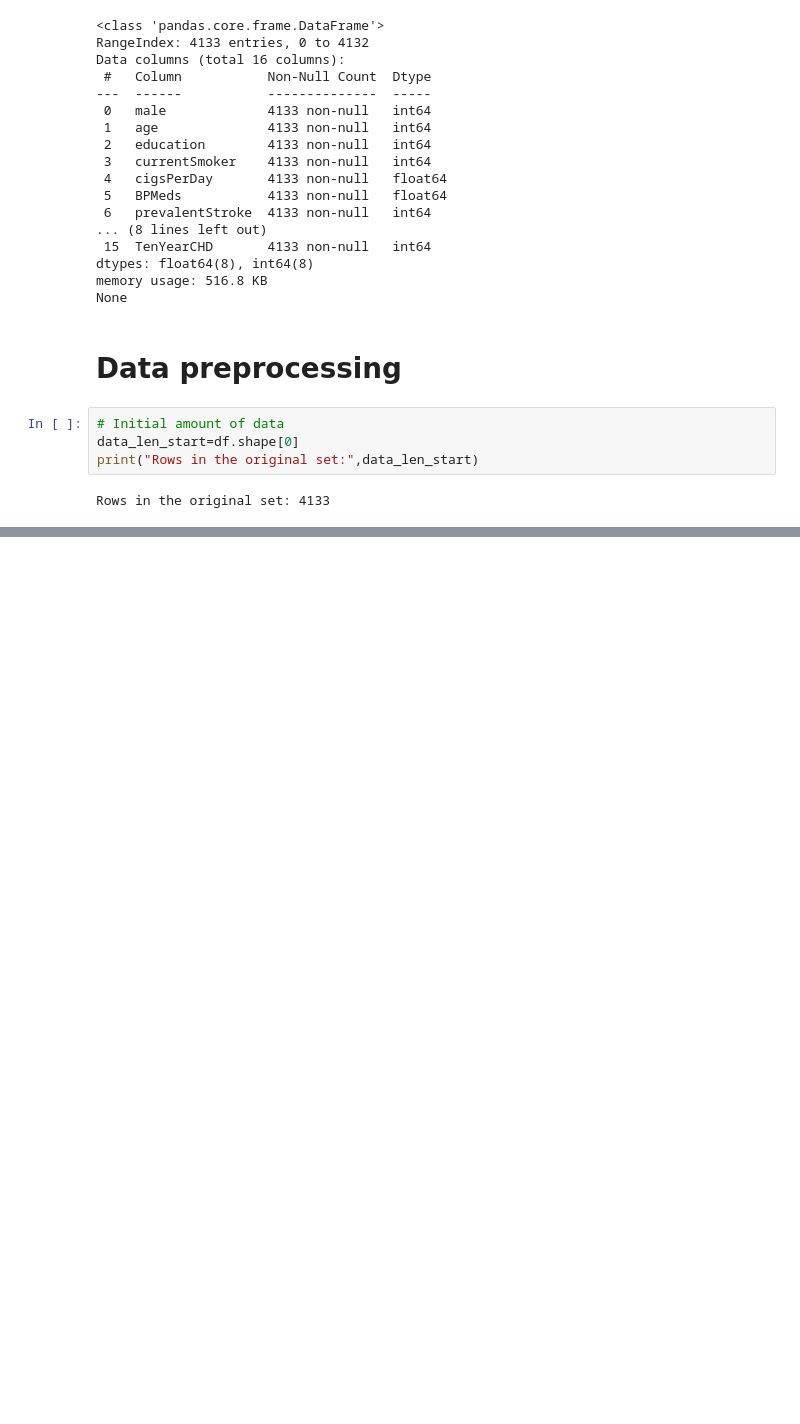
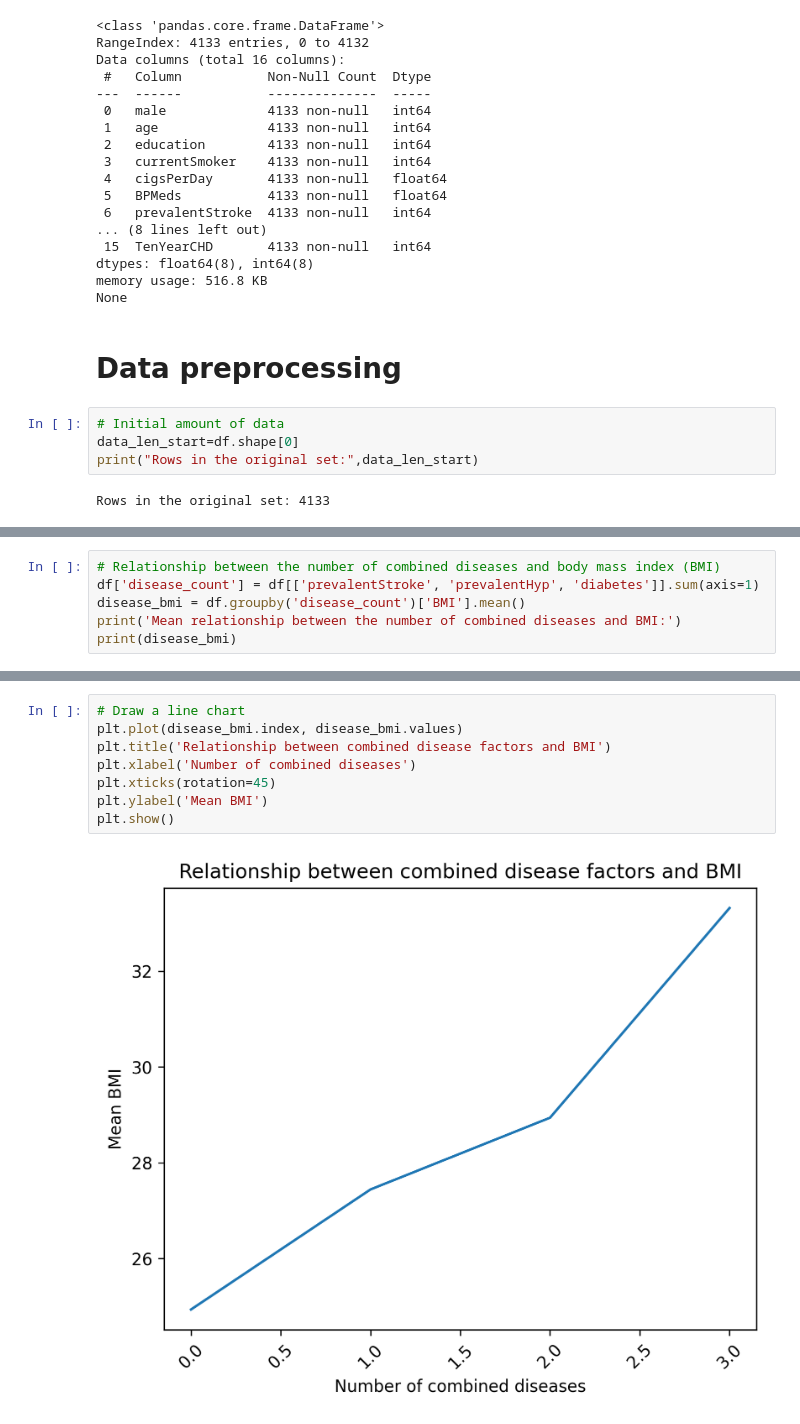
Before and after one commit to xuyihaowwa123/CHD_data_analysis2, a Jupyter notebook: CHD_data_analysis.ipynb, the cells around one changed output, grey strips where cells are left out. Cells and saved outputs as stored; diff of their text form; blank space fills up the shorter version.

```diff
--- a/CHD_data_analysis.ipynb
+++ b/CHD_data_analysis.ipynb
@@ -70,0 +99,6 @@ Rows in the original set: 4133
+# %%
+# Relationship between the number of combined diseases and body mass index (BMI)
+df['disease_count'] = df[['prevalentStroke', 'prevalentHyp', 'diabetes']].sum(axis=1)
+disease_bmi = df.groupby('disease_count')['BMI'].mean()
+print('Mean relationship between the number of combined diseases and BMI:')
+print(disease_bmi)
@@ -70,0 +117,10 @@ Rows in the original set: 4133
+# %%
+# Draw a line chart
+plt.plot(disease_bmi.index, disease_bmi.values)
+plt.title('Relationship between combined disease factors and BMI')
+plt.xlabel('Number of combined diseases')
+plt.xticks(rotation=45)
+plt.ylabel('Mean BMI')
+plt.show()
+# %% [output]
+[figure, added]
```
Also changed, not shown: parts of 7 cells of this notebook.
